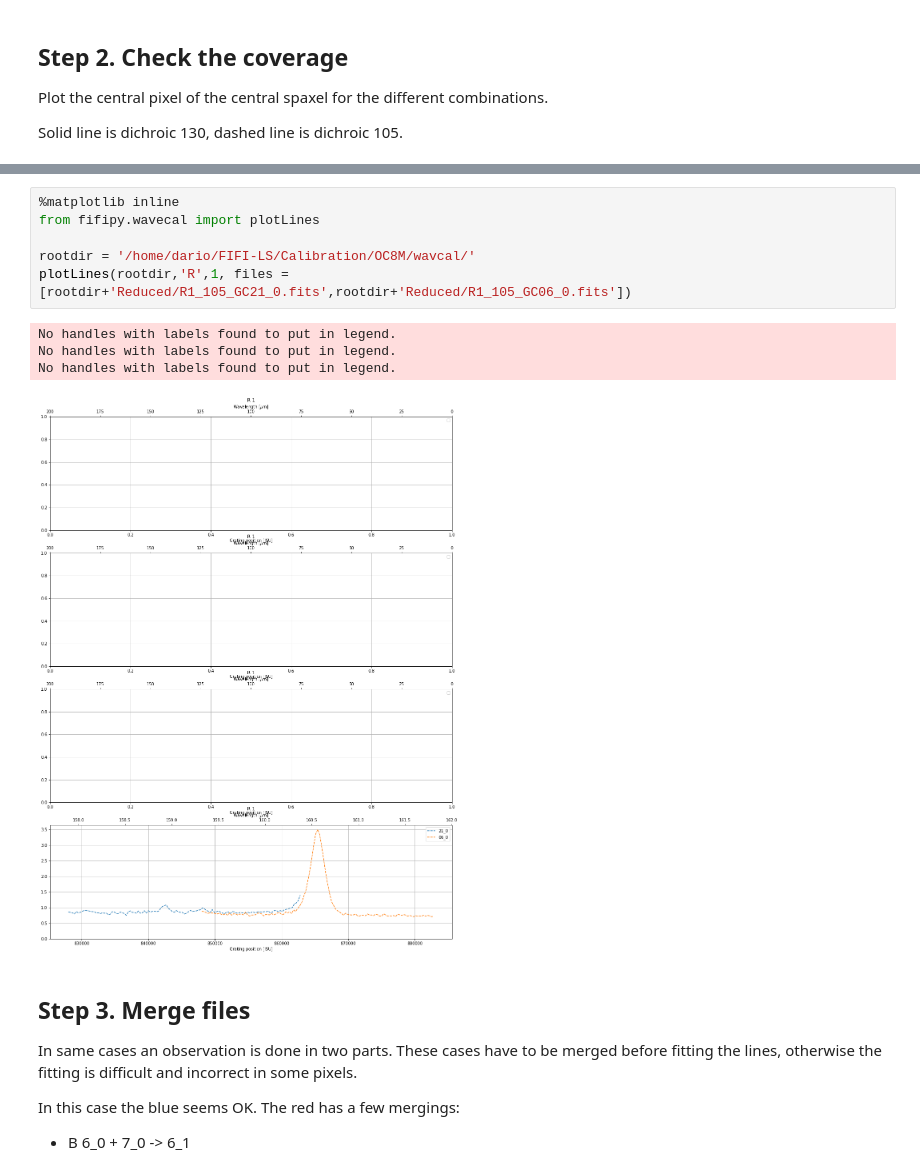
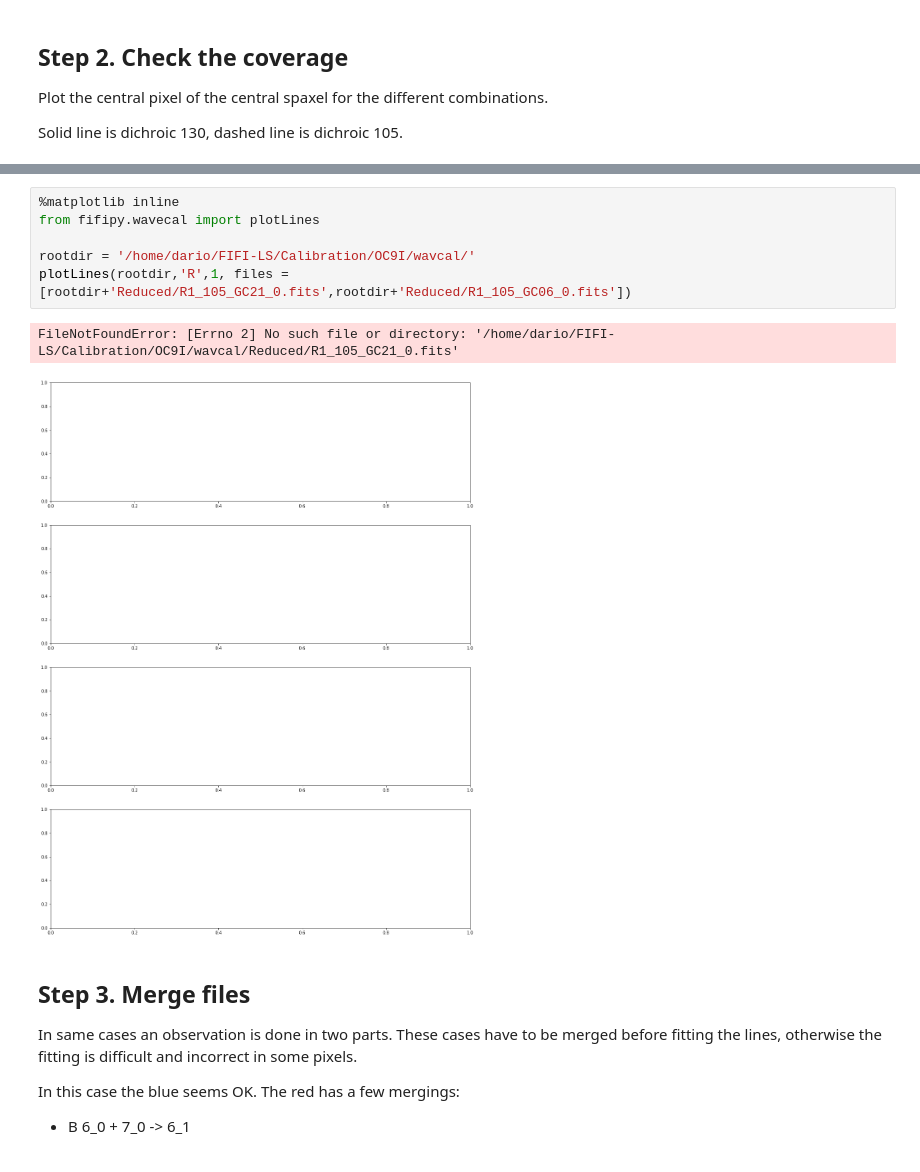
Before and after one commit to darioflute/fifipy, a Jupyter notebook: notebooks/wavcal_OC9I.ipynb, the cells around one changed output, grey strips where cells are left out. Drawn from its saved outputs; the diff is of its cells as text.

Commit message:
corrected error in wavelength calibration in OC9I

```diff
--- a/notebooks/wavcal_OC9I.ipynb
+++ b/notebooks/wavcal_OC9I.ipynb
@@ -81,14 +81,12 @@ plotLines(rootdir,'R',1)
 # %%
 %matplotlib inline
 from fifipy.wavecal import plotLines
 
-rootdir = '/home/dario/FIFI-LS/Calibration/OC8M/wavcal/'
+rootdir = '/home/dario/FIFI-LS/Calibration/OC9I/wavcal/'
 plotLines(rootdir,'R',1, files = [rootdir+'Reduced/R1_105_GC21_0.fits',rootdir+'Reduced/R1_105_GC06_0.fits'])
 # %% [output]
-No handles with labels found to put in legend.
-No handles with labels found to put in legend.
-No handles with labels found to put in legend.
+FileNotFoundError: [Errno 2] No such file or directory: '/home/dario/FIFI-LS/Calibration/OC9I/wavcal/Reduced/R1_105_GC21_0.fits'
-[figure, old version]
+[figure, new version]
 # %% [markdown]
 ## Step 3. Merge files
 
```
Also changed, not shown: parts of 18 cells of this notebook, 4 other files.
